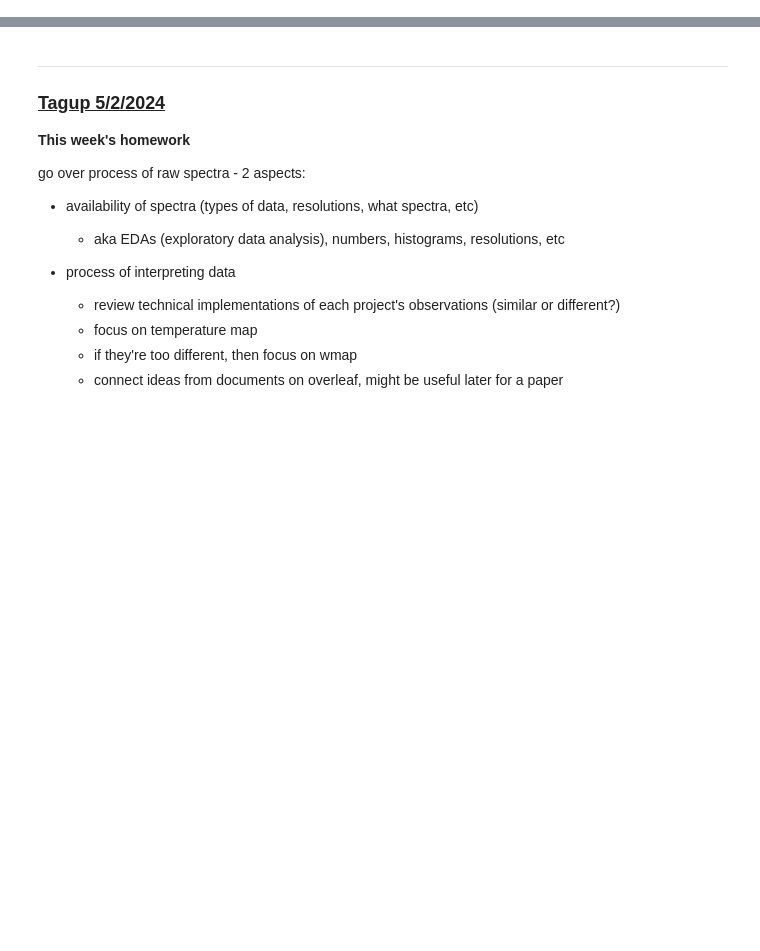
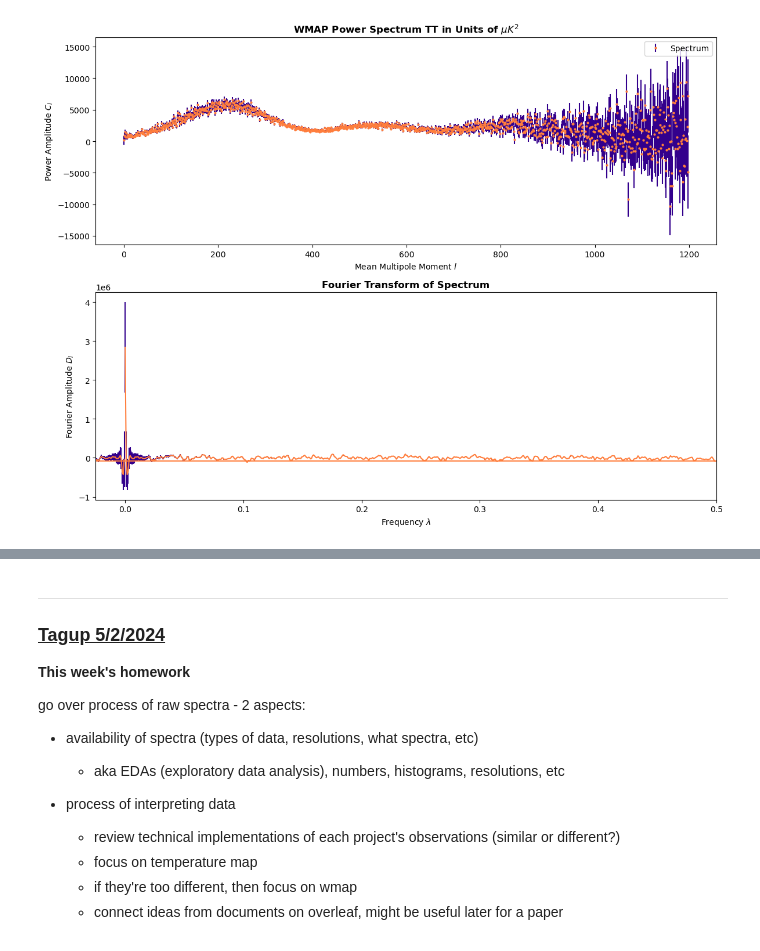
Before and after one commit to emmabacarra/cmbresearch, a Jupyter notebook: NOTES/tagup notes (running).ipynb, the cells around one changed output, grey strips where cells are left out. Cells and saved outputs as stored; diff of their text form; code cells hidden in the pictures; blank space fills up the shorter version.

```diff
--- a/NOTES/tagup notes (running).ipynb
+++ b/NOTES/tagup notes (running).ipynb
@@ -103,0 +10,5 @@ Data Calibration:
+# %%
+from IPython.display import Image
+Image(filename='../images/powerSpectrum_andFourier.png', width=1000)
+# %% [output]
+[figure, added]
```
Also changed, not shown: parts of 3 cells of this notebook, 3 other files.
